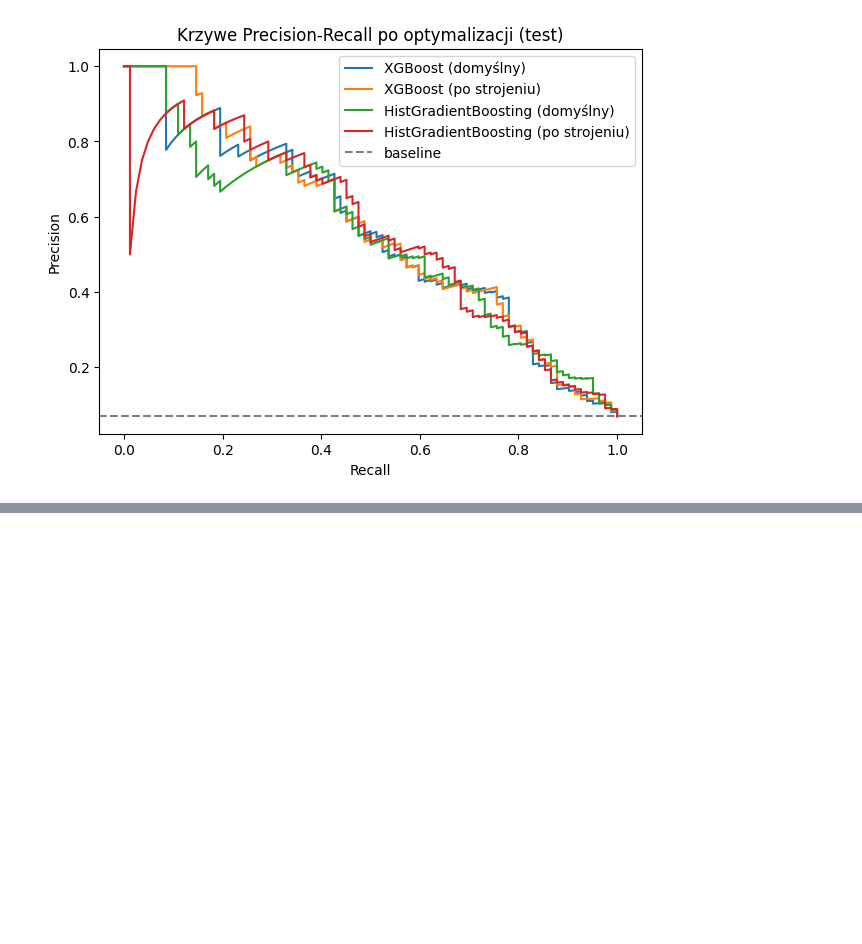
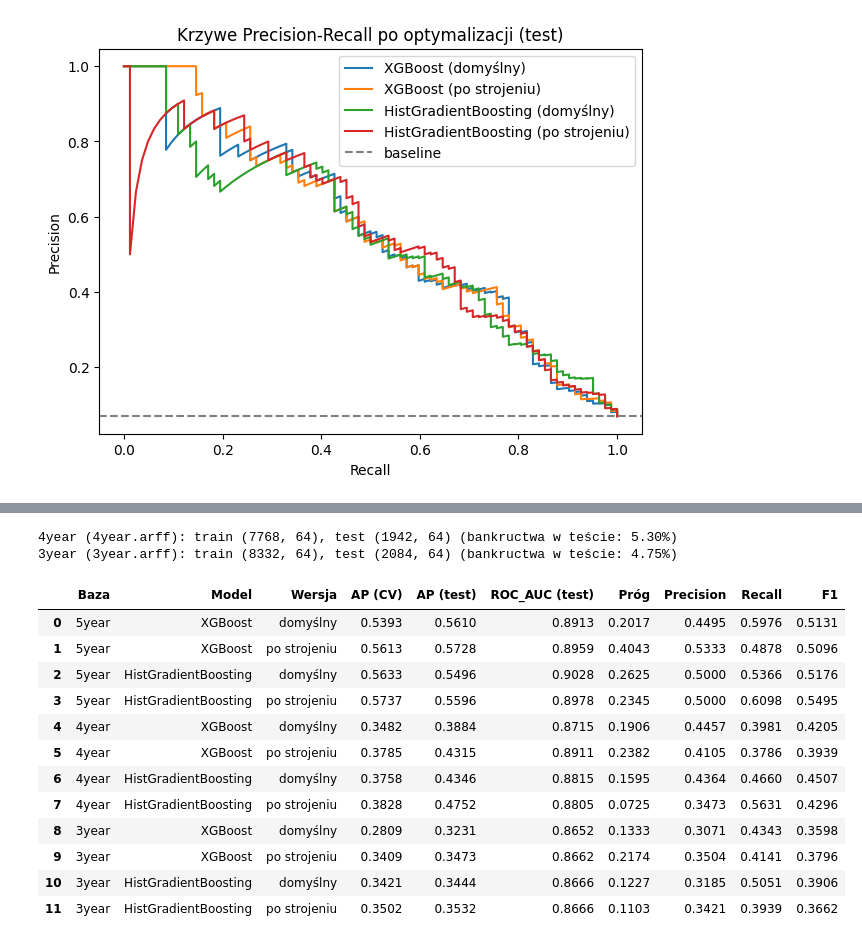
Before and after one commit to marczyz/Projekt_inzynierski-main, a Jupyter notebook: Bankructwo Polskie firmy/modele/Porownanie_4_modeli_ML_64_wskazniki.ipynb, the cells around one changed output, grey strips where cells are left out. Saved outputs shown, nothing was run; the diff lists cells and outputs as text; code cells hidden in the pictures; blank space fills up the shorter version.

Commit message:
4 i 3 year

```diff
--- a/Bankructwo Polskie firmy/modele/Porownanie_4_modeli_ML_64_wskazniki.ipynb
+++ b/Bankructwo Polskie firmy/modele/Porownanie_4_modeli_ML_64_wskazniki.ipynb
@@ -856,0 +865,45 @@ HistGradientBoosting – najlepsze parametry: {'class_weight': None, 'l2_regular
+# %%
+def przygotuj_baze(plik):
+    # wczytanie, usunięcie duplikatów (tylko w pełnym pliku z 64 wskaźnikami) i podział 80/20 jak w rozdziałach 2 i 6
+    rek, _ = arff.loadarff(plik)
+    Xb = pd.DataFrame({n.replace("Attr", "X"): rek[n].astype(float) for n in rek.dtype.names if n != "class"})
+    yb = pd.Series([int(v.decode("ascii")) for v in rek["class"]], name="y")
+    dane_b = pd.concat([Xb, yb], axis=1)
+    if Xb.shape[1] == 64:
+        dane_b = dane_b.drop_duplicates()
+    dane_b = dane_b.reset_index(drop=True)
+    yb = dane_b.pop("y")
+    return train_test_split(dane_b, yb, test_size=0.2, stratify=yb, random_state=42)
+
+
+for baza in bazy:
+    if baza == sciezka.stem:
+        continue
+    plik = next((p for p in [sciezka.parent / f"{baza}.arff", sciezka.parent / f"{baza}_13wskaznikow.arff"] if p.exists()), None)
+    if plik is None:
+        print(f"{baza}: brak pliku {baza}.arff lub {baza}_13wskaznikow.arff w folderze – pomijamy")
+        continue
+    X_tr_b, X_te_b, y_tr_b, y_te_b = przygotuj_baze(plik)
+    print(f"{baza} ({plik.name}): train {X_tr_b.shape}, test {X_te_b.shape} (bankructwa w teście: {y_te_b.mean():.2%})")
+    wyniki_baz[baza] = policz_baze(X_tr_b, X_te_b, y_tr_b, y_te_b)
+
+zestawienie_baz = pd.concat(
+    [w["tabela"].assign(Baza=b) for b, w in wyniki_baz.items()], ignore_index=True
+)[["Baza", "Model", "Wersja", "AP (CV)", "AP (test)", "ROC_AUC (test)", "Próg", "Precision", "Recall", "F1"]]
+display(zestawienie_baz.round(4))
+# %% [output]
+4year (4year.arff): train (7768, 64), test (1942, 64) (bankructwa w teście: 5.30%)
+3year (3year.arff): train (8332, 64), test (2084, 64) (bankructwa w teście: 4.75%)
+|  | Baza | Model | Wersja | AP (CV) | AP (test) | ROC_AUC (test) | Próg | Precision | Recall | F1 |
+| 0 | 5year | XGBoost | domyślny | 0.5393 | 0.5610 | 0.8913 | 0.2017 | 0.4495 | 0.5976 | 0.5131 |
+| 1 | 5year | XGBoost | po strojeniu | 0.5613 | 0.5728 | 0.8959 | 0.4043 | 0.5333 | 0.4878 | 0.5096 |
+| 2 | 5year | HistGradientBoosting | domyślny | 0.5633 | 0.5496 | 0.9028 | 0.2625 | 0.5000 | 0.5366 | 0.5176 |
+| 3 | 5year | HistGradientBoosting | po strojeniu | 0.5737 | 0.5596 | 0.8978 | 0.2345 | 0.5000 | 0.6098 | 0.5495 |
+| 4 | 4year | XGBoost | domyślny | 0.3482 | 0.3884 | 0.8715 | 0.1906 | 0.4457 | 0.3981 | 0.4205 |
+| 5 | 4year | XGBoost | po strojeniu | 0.3785 | 0.4315 | 0.8911 | 0.2382 | 0.4105 | 0.3786 | 0.3939 |
+| 6 | 4year | HistGradientBoosting | domyślny | 0.3758 | 0.4346 | 0.8815 | 0.1595 | 0.4364 | 0.4660 | 0.4507 |
+| 7 | 4year | HistGradientBoosting | po strojeniu | 0.3828 | 0.4752 | 0.8805 | 0.0725 | 0.3473 | 0.5631 | 0.4296 |
+| 8 | 3year | XGBoost | domyślny | 0.2809 | 0.3231 | 0.8652 | 0.1333 | 0.3071 | 0.4343 | 0.3598 |
+| 9 | 3year | XGBoost | po strojeniu | 0.3409 | 0.3473 | 0.8662 | 0.2174 | 0.3504 | 0.4141 | 0.3796 |
+| 10 | 3year | HistGradientBoosting | domyślny | 0.3421 | 0.3444 | 0.8666 | 0.1227 | 0.3185 | 0.5051 | 0.3906 |
+| 11 | 3year | HistGradientBoosting | po strojeniu | 0.3502 | 0.3532 | 0.8666 | 0.1103 | 0.3421 | 0.3939 | 0.3662 |
```
Also changed, not shown: parts of 2 cells of this notebook.
